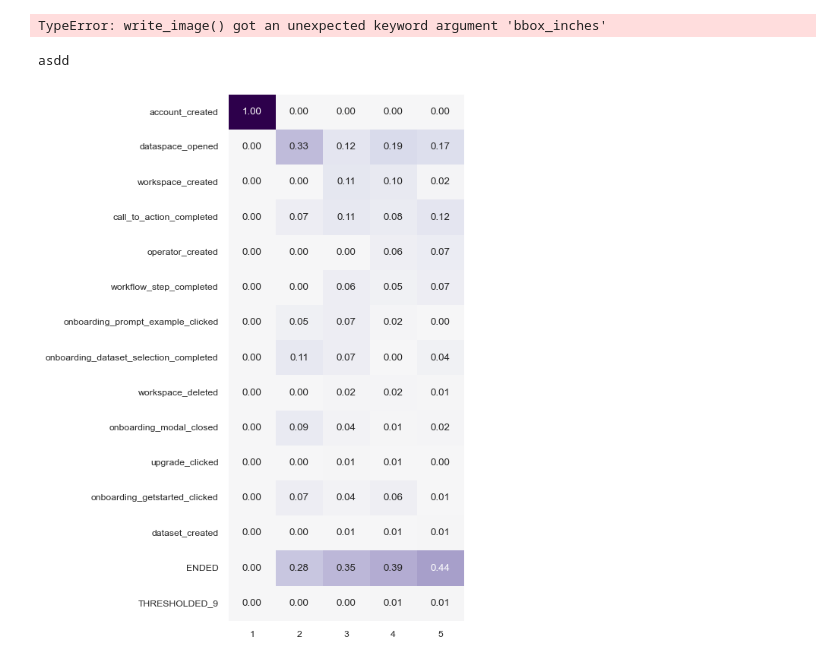
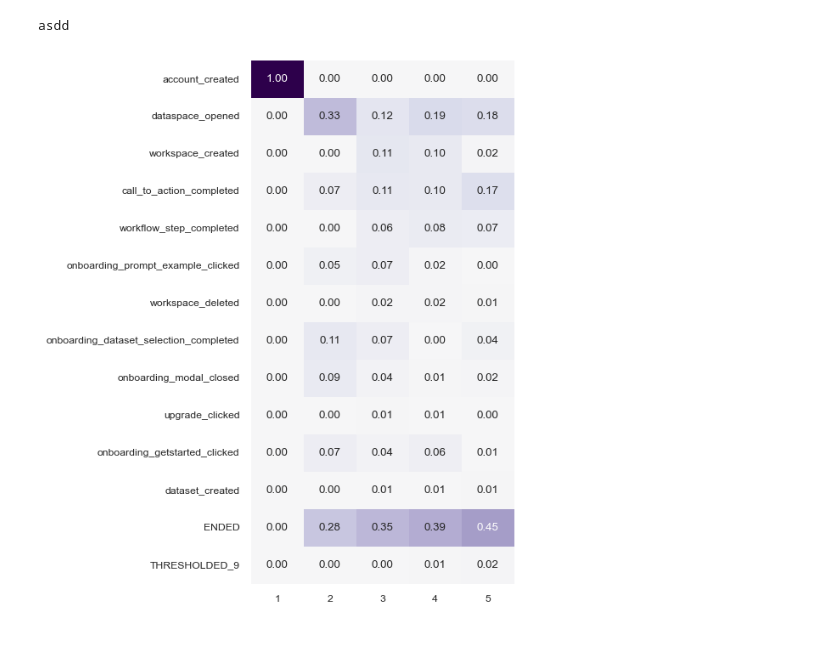
Before and after one commit to ezg/ezpackage, a Jupyter notebook: funnel.ipynb, the cells around one changed output. Drawn from its saved outputs; the diff is of its cells as text; code cells hidden in the pictures.

```diff
--- a/funnel.ipynb
+++ b/funnel.ipynb
@@ -23,43 +81,21 @@ Note: you may need to restart the kernel to use updated packages.
 # %%
-import ezpackage
-import pandas as pd
+import matplotlib.pyplot as plt
 
-df = pd.read_csv("tracks.csv")
-df = df[df["EVENT"] != "error"]
-
+df.sort_values(by='TIMESTAMP')
+df = df[df["EVENT"] != "operator_created"]
 g1 = set(df[(df['USER_AGENT_BROWSER_OS'] == 'iOS') | (
     df['USER_AGENT_BROWSER_OS'] == 'Android OS')]['USER_ID'])
 g2 = set(df['USER_ID']) - g1
 
+
 user_col = 'USER_ID'
 event_col = 'EVENT'
+time_col = 'TIMESTAMP'
 
-groups = ezpackage.funnel.funnel(data=df, targets=[
-    'account_created', 'operator_created'], event_col=event_col, index_col=user_col, groups=(g1, g2),
-    group_names=('mobile', 'non-mobile'))
+groups = ezpackage.matrix.matrix(
+    df, max_steps=5, event_col=event_col, index_col=user_col, time_col=time_col, thresh=0.01)
 
-fig = ezpackage.funnel.plot(groups)
-#fig.show()
-fig.write_image("fig1.svg")
+plt.savefig("dd.svg")
 # %% [output]
-TypeError: write_image() got an unexpected keyword argument 'bbox_inches'
+asdd
+[figure, added]
-# %%
-import matplotlib.pyplot as plt
-
-df.sort_values(by='TIMESTAMP')
-g1 = set(df[(df['USER_AGENT_BROWSER_OS'] == 'iOS') | (
-    df['USER_AGENT_BROWSER_OS'] == 'Android OS')]['USER_ID'])
-g2 = set(df['USER_ID']) - g1
-
-
-user_col = 'USER_ID'
-event_col = 'EVENT'
-time_col = 'TIMESTAMP'
-
-groups = ezpackage.matrix.matrix(
-    df, max_steps=5, event_col=event_col, index_col=user_col, time_col=time_col, thresh=0.01)
-
-plt.savefig("dd.svg")
-# %% [output]
-asdd
-[figure, removed]
```
Also changed, not shown: parts of 6 cells of this notebook, 2 other files.
